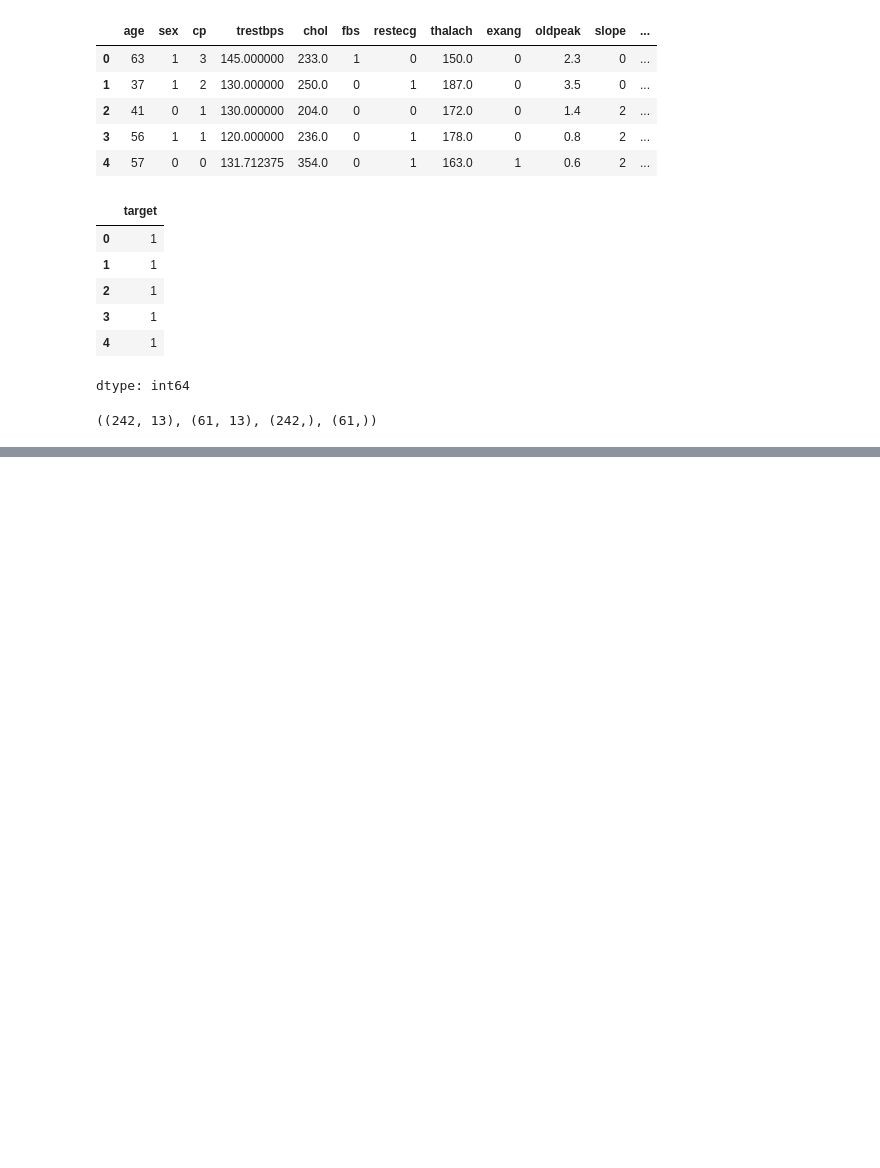
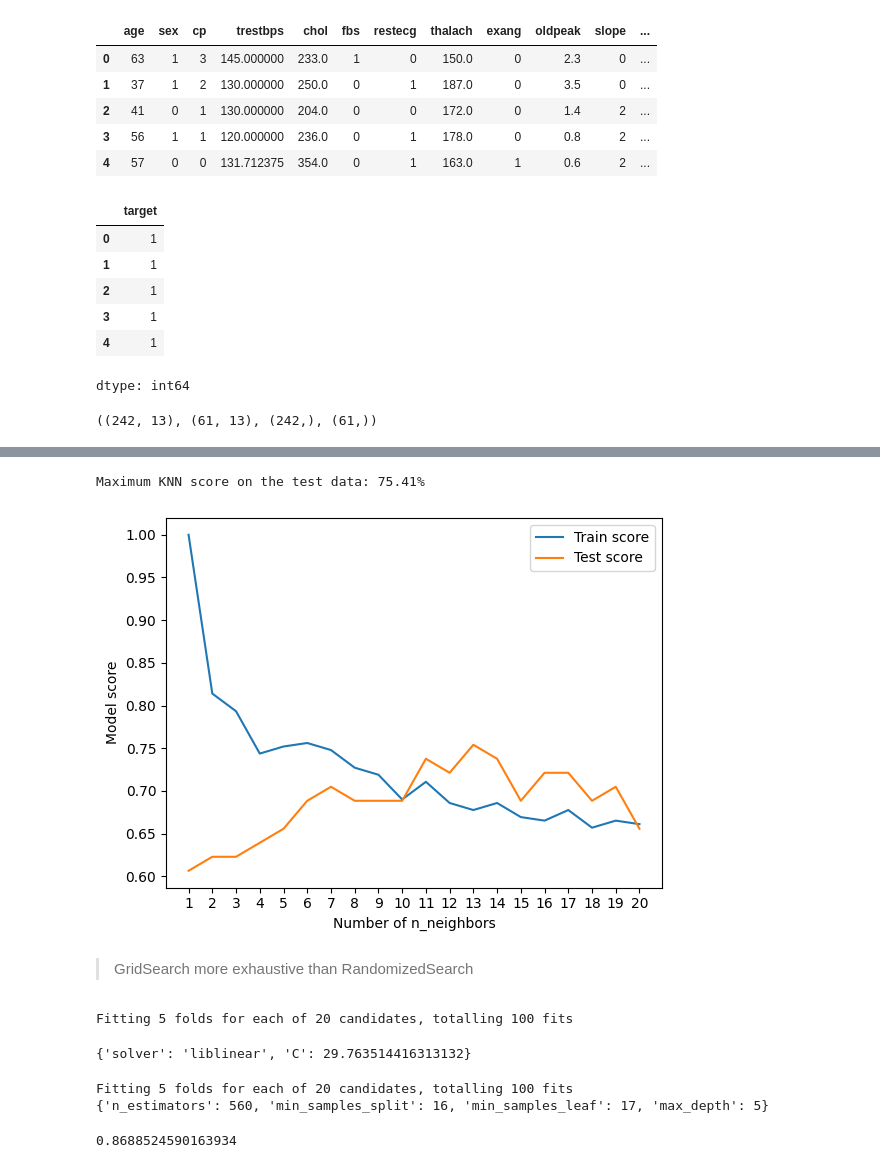
Before and after one commit to TWEEDOriginal/learn-data-science, a Jupyter notebook: classification.ipynb, the cells around one changed output, grey strips where cells are left out. Saved outputs shown, nothing was run; the diff lists cells and outputs as text; code cells hidden in the pictures; blank space fills up the shorter version.

```diff
--- a/classification.ipynb
+++ b/classification.ipynb
@@ -207,0 +223,38 @@ model_scores = fit_and_score(models, x_train, x_test, y_train, y_test)
+# %%
+# Hyperparameter Tuning
+# Tune KNN
+train_scores = []
+test_scores = []
+
+# Create a list of different values for n_neighbors
+neighbors = range(1, 21)
+
+# Setup KNN instance
+knn = KNeighborsClassifier()
+
+# loop through different n_neighbors
+for i in neighbors:
+    knn.set_params(n_neighbors=i)
+
+    # Fit the algorithm
+    knn.fit(x_train, y_train)
+
+    # Update the training score list
+    train_scores.append(knn.score(x_train, y_train))
+
+    # Update the test score list
+    test_scores.append(knn.score(x_test, y_test))
+# %%
+plt.plot(neighbors, train_scores, label="Train score")
+plt.plot(neighbors, test_scores, label="Test score")
+plt.xticks(np.arange(1,21, 1))
+plt.xlabel("Number of n_neighbors")
+plt.ylabel("Model score")
+plt.legend()
+
+print(f"Maximum KNN score on the test data: {max(test_scores)*100:.2f}%")
+# %% [output]
+Maximum KNN score on the test data: 75.41%
+[figure, added]
+# %% [markdown]
+> GridSearch more exhaustive than RandomizedSearch
@@ -207,0 +271,38 @@ model_scores = fit_and_score(models, x_train, x_test, y_train, y_test)
+# %%
+# Tune LogisticRegression
+
+np.random.seed(42)
+
+# Setup random hyperparameter search for LogisticRegression
+rs_log_reg = RandomizedSearchCV(LogisticRegression(),
+                                param_distributions=log_reg_grid,
+                                cv=5,
+                                n_iter=20,
+                                verbose=True)
+
+# Fit random hyperparameter search model for LogisticRegression
+rs_log_reg.fit(x_train, y_train)
+rs_log_reg.best_params_
+# %% [output]
+Fitting 5 folds for each of 20 candidates, totalling 100 fits
+{'solver': 'liblinear', 'C': 29.763514416313132}
+# %%
+# Setup random seed
+np.random.seed(42)
+
+# Setup random hyperparameter search for RandomForestClassifier
+rs_rf = RandomizedSearchCV(RandomForestClassifier(),
+                           param_distributions=rf_grid,
+                           cv=5,
+                           n_iter=20,
+                           verbose=True)
+
+# Fit random hyperparameter search model for RandomForestClassifier()
+rs_rf.fit(x_train, y_train)
+print(rs_rf.best_params_)
+# Evaluate the randomized search RandomForestClassifier model
+rs_rf.score(x_test, y_test)
+# %% [output]
+Fitting 5 folds for each of 20 candidates, totalling 100 fits
+{'n_estimators': 560, 'min_samples_split': 16, 'min_samples_leaf': 17, 'max_depth': 5}
+0.8688524590163934
```
Also changed, not shown: parts of 6 cells of this notebook.
